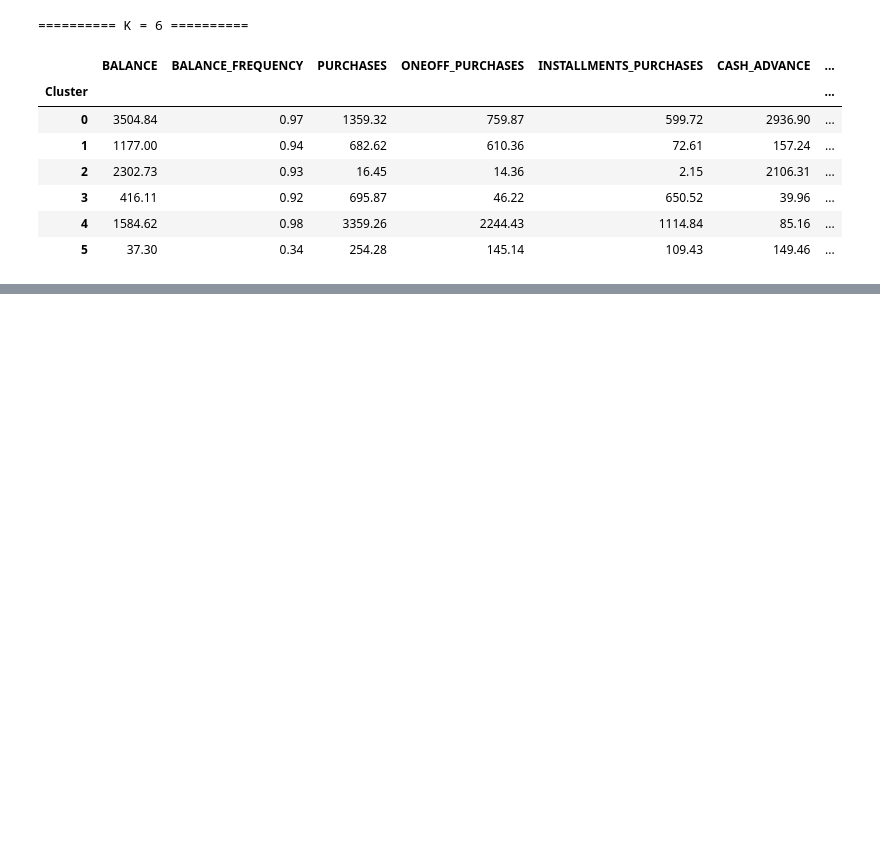
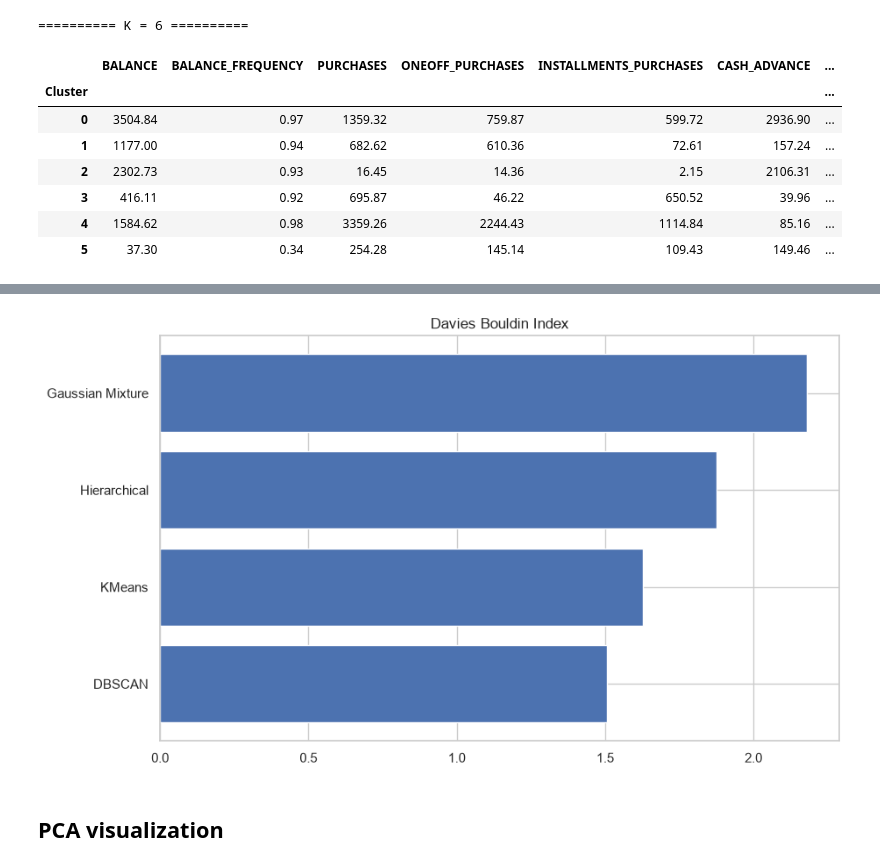
Before and after one commit to geethawilliam-ds/Credit-Card-Customer-Segmentation, a Jupyter notebook: preprocessing.ipynb, the cells around one changed output, grey strips where cells are left out. Saved outputs shown, nothing was run; the diff lists cells and outputs as text; code cells hidden in the pictures; blank space fills up the shorter version.

```diff
--- a/preprocessing.ipynb
+++ b/preprocessing.ipynb
@@ -599,0 +764,19 @@ summary
+# %%
+fig,ax=plt.subplots(figsize=(10,6))
+
+ordered=comparison.sort_values(
+    "Davies-Bouldin"
+)
+
+ax.barh(
+    ordered.index,
+    ordered["Davies-Bouldin"]
+)
+
+ax.set_title("Davies Bouldin Index")
+
+plt.show()
+# %% [output]
+[figure, added]
+# %% [markdown]
+## PCA visualization
```
Also changed, not shown: parts of 18 cells of this notebook.
